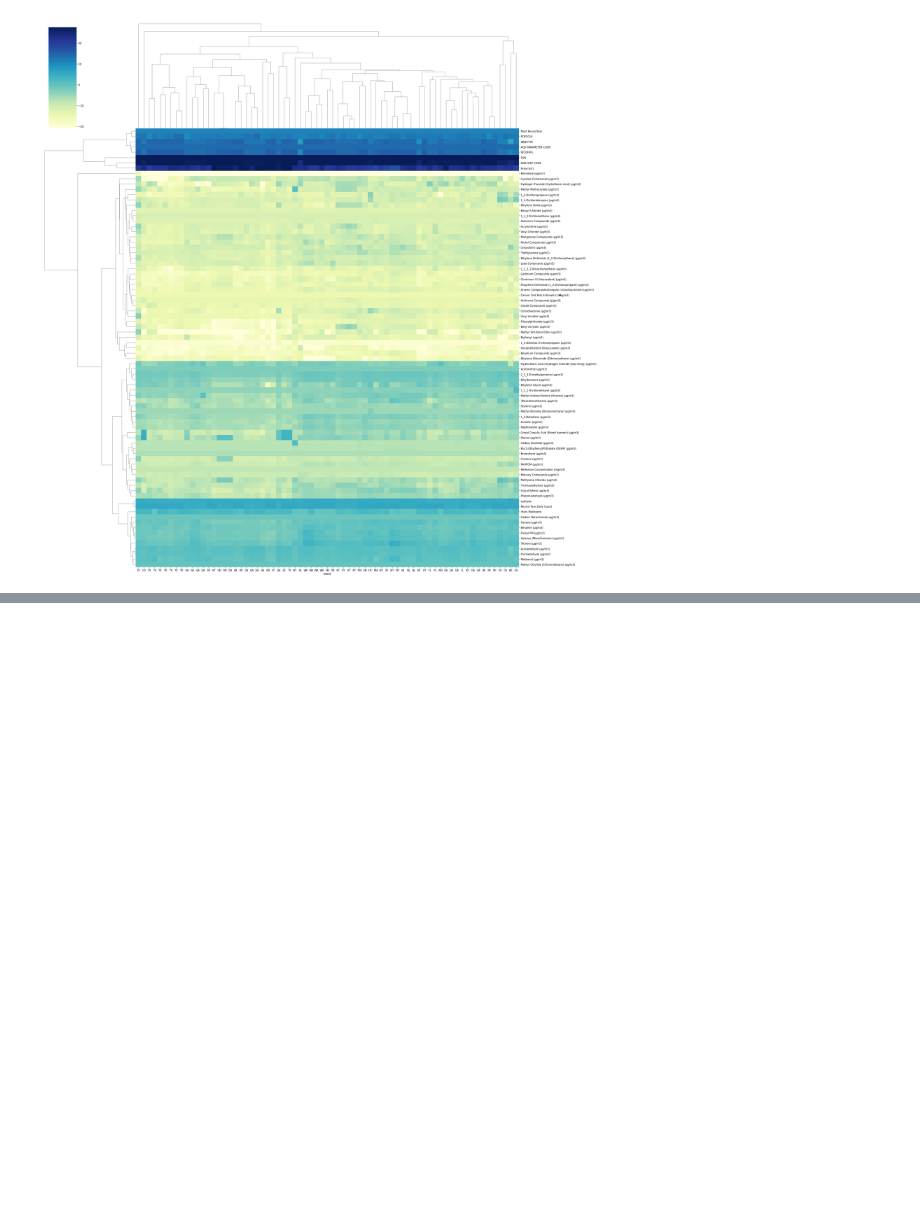
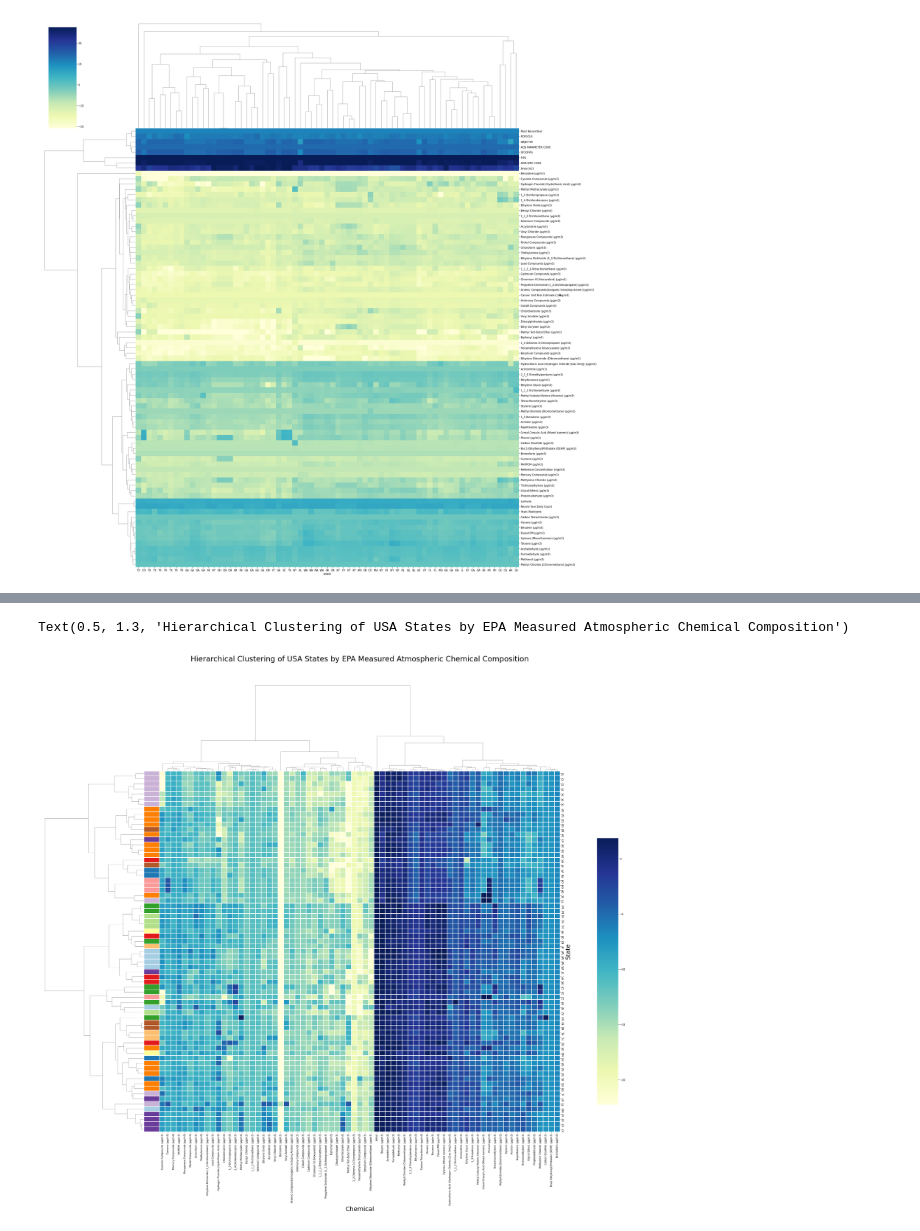
Before and after one commit to ProfOak7/Tutorials, a Jupyter notebook: EPA_Public_Data1.ipynb, the cells around one changed output, grey strips where cells are left out. Drawn from its saved outputs; the diff is of its cells as text; code cells hidden in the pictures; blank space fills up the shorter version.

```diff
--- a/EPA_Public_Data1.ipynb
+++ b/EPA_Public_Data1.ipynb
@@ -374,0 +550,3 @@ sns.clustermap(df_chill, robust = True, figsize=(30,30), cmap = "YlGnBu")
+# %%
+data_t = data_clean.transpose()
+data_t
@@ -374,0 +573,4 @@ sns.clustermap(df_chill, robust = True, figsize=(30,30), cmap = "YlGnBu")
+# %%
+#Assign unique group numbers based upon the index (state) column
+data_t['group'] = data_t.groupby(['STATE']).ngroup()
+data_t
@@ -374,0 +599,4 @@ sns.clustermap(df_chill, robust = True, figsize=(30,30), cmap = "YlGnBu")
+# %%
+#set the index
+dfidgroups = data_t
+dfidgroups.head(10)
@@ -374,0 +617,25 @@ sns.clustermap(df_chill, robust = True, figsize=(30,30), cmap = "YlGnBu")
+# %%
+#create a color palette with the same number of colors as unique values in the Source column
+network_pal = sns.color_palette('Paired', len(dfidgroups.group.unique()))
+
+#Create a dictionary where the key is the category and the values are the
+#colors from the palette we just created
+network_lut = dict(zip(dfidgroups.group.unique(), network_pal))
+
+#get the series of all of the categories
+networks = dfidgroups.group
+
+#map the colors to the series. Now we have a list of colors the same
+#length as our dataframe, where unique values are mapped to the same color
+network_colors = pd.Series(networks).map(network_lut)
+
+#plot the heatmap with the 16S and ITS categories with the network colors
+#defined by Source column
+g = sns.clustermap(dfidgroups, method = 'ward', robust = True, figsize=(30,30), cmap = "YlGnBu", linewidths=0.1, cbar_pos=(1.05, .2, .04, .5), row_colors=[network_colors])
+ax = g.ax_heatmap
+ax.set_xlabel("Chemical", fontsize = 25)
+ax.set_ylabel("State", fontsize = 25)
+ax.set_title('Hierarchical Clustering of USA States by EPA Measured Atmospheric Chemical Composition', y=1.3, fontsize = 30)
+# %% [output]
+Text(0.5, 1.3, 'Hierarchical Clustering of USA States by EPA Measured Atmospheric Chemical Composition')
+[figure, added]
```
Also changed, not shown: parts of 40 cells of this notebook.
